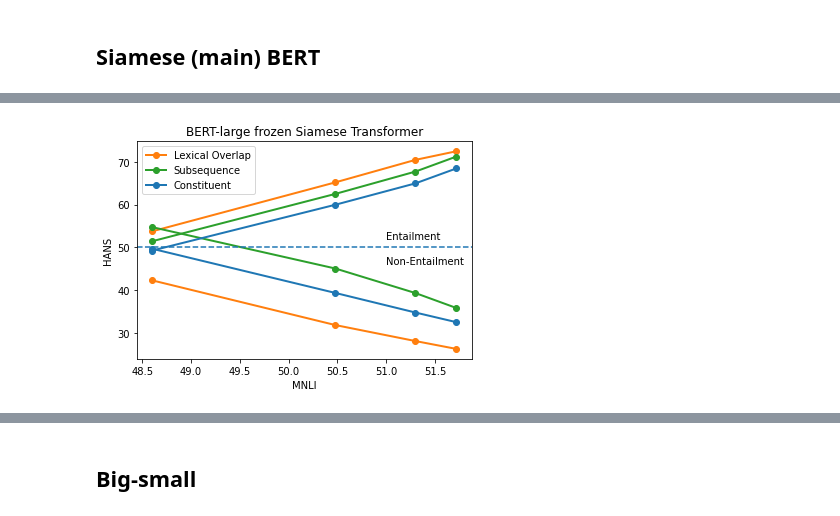
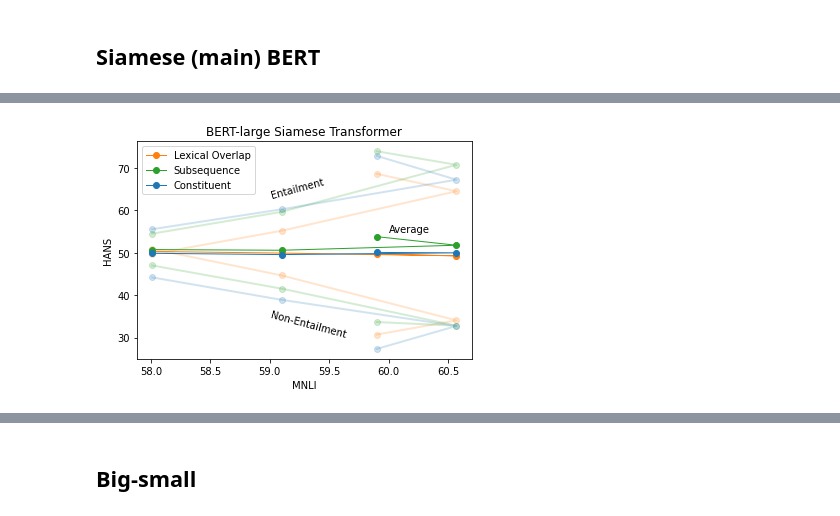
Before and after one commit to prajjwal1/generalize_lm_nli, a Jupyter notebook: nbs/graph_plots_paper.ipynb, the cells around one changed output, grey strips where cells are left out. Cells and saved outputs as stored; diff of their text form; code cells hidden in the pictures.

```diff
--- a/nbs/graph_plots_paper.ipynb
+++ b/nbs/graph_plots_paper.ipynb
@@ -1186,24 +1362,33 @@ plt.show()
 # %%
-plt.plot(siamese_main_large_frozen_mnli, siamese_main_large_frozen_hans_ent_lo, label='Lexical Overlap',
-        marker='o', linewidth=2, markersize=6, color='tab:orange')
-plt.plot(siamese_main_large_frozen_mnli, siamese_main_large_frozen_hans_non_ent_lo,
-        marker='o', linewidth=2, markersize=6, color='tab:orange')
-plt.plot(siamese_main_large_frozen_mnli, siamese_main_large_frozen_hans_ent_sub, label='Subsequence',
-        marker='o', linewidth=2, markersize=6, color='tab:green')
-plt.plot(siamese_main_large_frozen_mnli, siamese_main_large_frozen_hans_non_ent_sub,
-        marker='o', linewidth=2, markersize=6, color='tab:green')
-plt.plot(siamese_main_large_frozen_mnli, siamese_main_large_frozen_hans_ent_cons, label='Constituent',
-        marker='o', linewidth=2, markersize=6, color='tab:blue')
-plt.plot(siamese_main_large_frozen_mnli, siamese_main_large_frozen_hans_non_ent_cons,
-        marker='o', linewidth=2, markersize=6, color='tab:blue')
+plt.plot(siamese_main_large_mnli, siamese_main_large_hans_ent_lo,
+        marker='o', linewidth=2, markersize=6, color='tab:orange', alpha=0.2)
+plt.plot(siamese_main_large_mnli, siamese_main_large_hans_non_ent_lo,
+        marker='o', linewidth=2, markersize=6, color='tab:orange', alpha=0.2)
+plt.plot(siamese_main_large_mnli, siamese_main_large_hans_ent_sub,
+        marker='o', linewidth=2, markersize=6, color='tab:green', alpha=0.2)
+plt.plot(siamese_main_large_mnli, siamese_main_large_hans_non_ent_sub,
+        marker='o', linewidth=2, markersize=6, color='tab:green', alpha=0.2)
+plt.plot(siamese_main_large_mnli, siamese_main_large_hans_ent_cons,
+        marker='o', linewidth=2, markersize=6, color='tab:blue', alpha=0.2)
+plt.plot(siamese_main_large_mnli, siamese_main_large_hans_non_ent_cons,
+        marker='o', linewidth=2, markersize=6, color='tab:blue', alpha=0.2)
+
+plt.plot(siamese_main_large_mnli, siamese_main_large_hans_lo_avg,label='Lexical Overlap',
+        marker='o', linewidth=1, markersize=6, color='tab:orange')
+plt.plot(siamese_main_large_mnli, siamese_main_large_hans_sub_avg, label='Subsequence',
+        marker='o', linewidth=1, markersize=6, color='tab:green', )
+plt.plot(siamese_main_large_mnli, siamese_main_large_hans_cons_avg, label='Constituent',
+        marker='o', linewidth=1, markersize=6, color='tab:blue')
 
 plt.xlabel('MNLI')
 plt.ylabel('HANS')
-plt.axhline(y=50, linestyle='--')
-plt.text(s='Entailment', y=52, x = 51)
-plt.text(s='Non-Entailment', y=46, x = 51)
+# plt.axhline(y=50, linestyle='--', alpha=0.7, color='red')
+plt.text(s='Entailment', y=63, x = 59.0, rotation=15)
+plt.text(s='Non-Entailment', y=30, x = 59.0, rotation=-15)
+plt.text(s='Average', y=55, x = 60.0)
 plt.legend()
-plt.title('BERT-large frozen Siamese Transformer')
+plt.title('BERT-large Siamese Transformer')
+plt.savefig('/home/nlp/transformers-importance-sampling/figs/siamese.pdf')
 plt.show()
 # %% [output]
-[figure, old version]
+[figure, new version]
```
Also changed, not shown: parts of 40 cells of this notebook, 11 other files.
